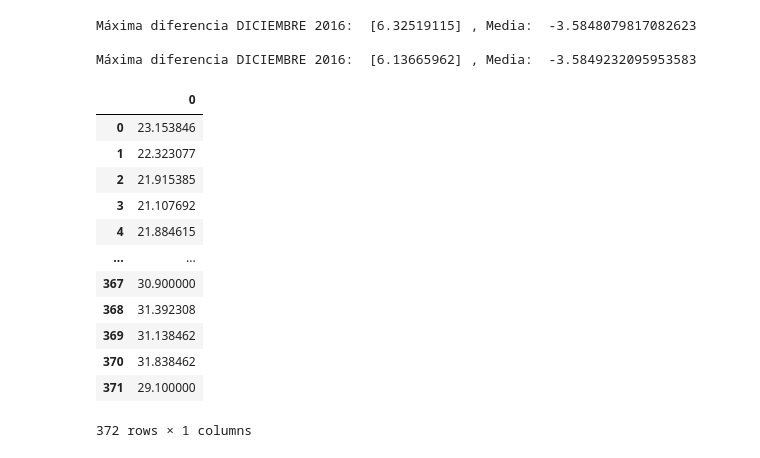
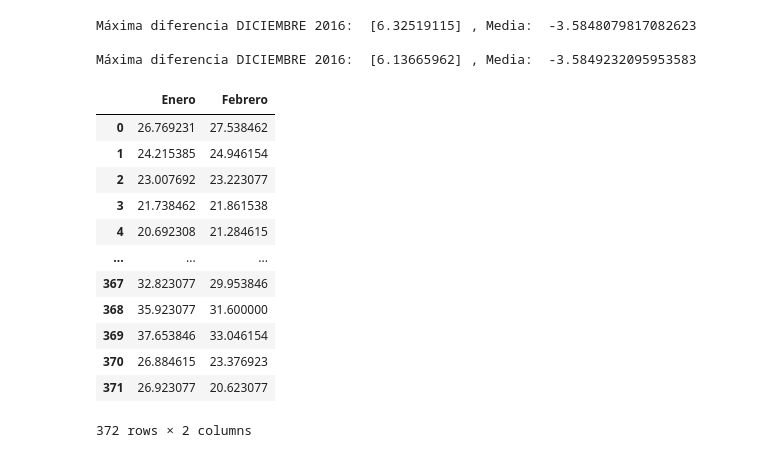
Before and after one commit to gmfv/Prediccion-de-Temperatura-Asuncion, a Jupyter notebook: RedRecurrente.ipynb, the cells around one changed output. Saved outputs shown, nothing was run; the diff lists cells and outputs as text; code cells hidden in the pictures.

```diff
--- a/RedRecurrente.ipynb
+++ b/RedRecurrente.ipynb
@@ -408,24 +425,24 @@ Máxima diferencia DICIEMBRE 2016:  [6.32519115] , Media:  -3.5848079817082623
 Máxima diferencia DICIEMBRE 2016:  [6.13665962] , Media:  -3.5849232095953583
 # %%
 Temp2009=pd.DataFrame(df[(df['Mes'] == 12) & (df['Año'] == 2009)]['Temperatura Asuncion'].values)#df[df['Año'] == 2009]
-#Temp2009['Enero']=df[(df['Mes'] == 1) & (df['Año'] == 2009)]['Temperatura Asuncion'].values
-#Temp2009.dropna(inplace=True)
-#Temp2009['Febrero']=df[(df['Mes'] == 2) & (df['Año'] == 2009)]['Temperatura Asuncion']
+Temp2009['Enero']=np.resize(df[(df['Mes'] == 1) & (df['Año'] == 2009)]['Temperatura Asuncion'].values,(372,1))
+Temp2009.drop(columns=0,inplace=True)
+Temp2009['Febrero']=np.resize(df[(df['Mes'] == 2) & (df['Año'] == 2009)]['Temperatura Asuncion'].values,(372,1))
 #Temp2009['Marzo']=df[(df['Mes'] == 3) & (df['Año'] == 2009)]['Temperatura Asuncion']
 #Temp2009['Enero']=df[(df['Mes'] == 1) & (df['Año'] == 2009)]['Temperatura Asuncion']
 Temp2009
 # %% [output]
-|  | 0 |
-| 0 | 23.153846 |
-| 1 | 22.323077 |
-| 2 | 21.915385 |
-| 3 | 21.107692 |
-| 4 | 21.884615 |
-| ... | ... |
-| 367 | 30.900000 |
-| 368 | 31.392308 |
-| 369 | 31.138462 |
-| 370 | 31.838462 |
-| 371 | 29.100000 |
+|  | Enero | Febrero |
+| 0 | 26.769231 | 27.538462 |
+| 1 | 24.215385 | 24.946154 |
+| 2 | 23.007692 | 23.223077 |
+| 3 | 21.738462 | 21.861538 |
+| 4 | 20.692308 | 21.284615 |
+| ... | ... | ... |
+| 367 | 32.823077 | 29.953846 |
+| 368 | 35.923077 | 31.600000 |
+| 369 | 37.653846 | 33.046154 |
+| 370 | 26.884615 | 23.376923 |
+| 371 | 26.923077 | 20.623077 |
-372 rows × 1 columns
+372 rows × 2 columns
 # %%
```
Also changed, not shown: parts of 3 cells of this notebook.
